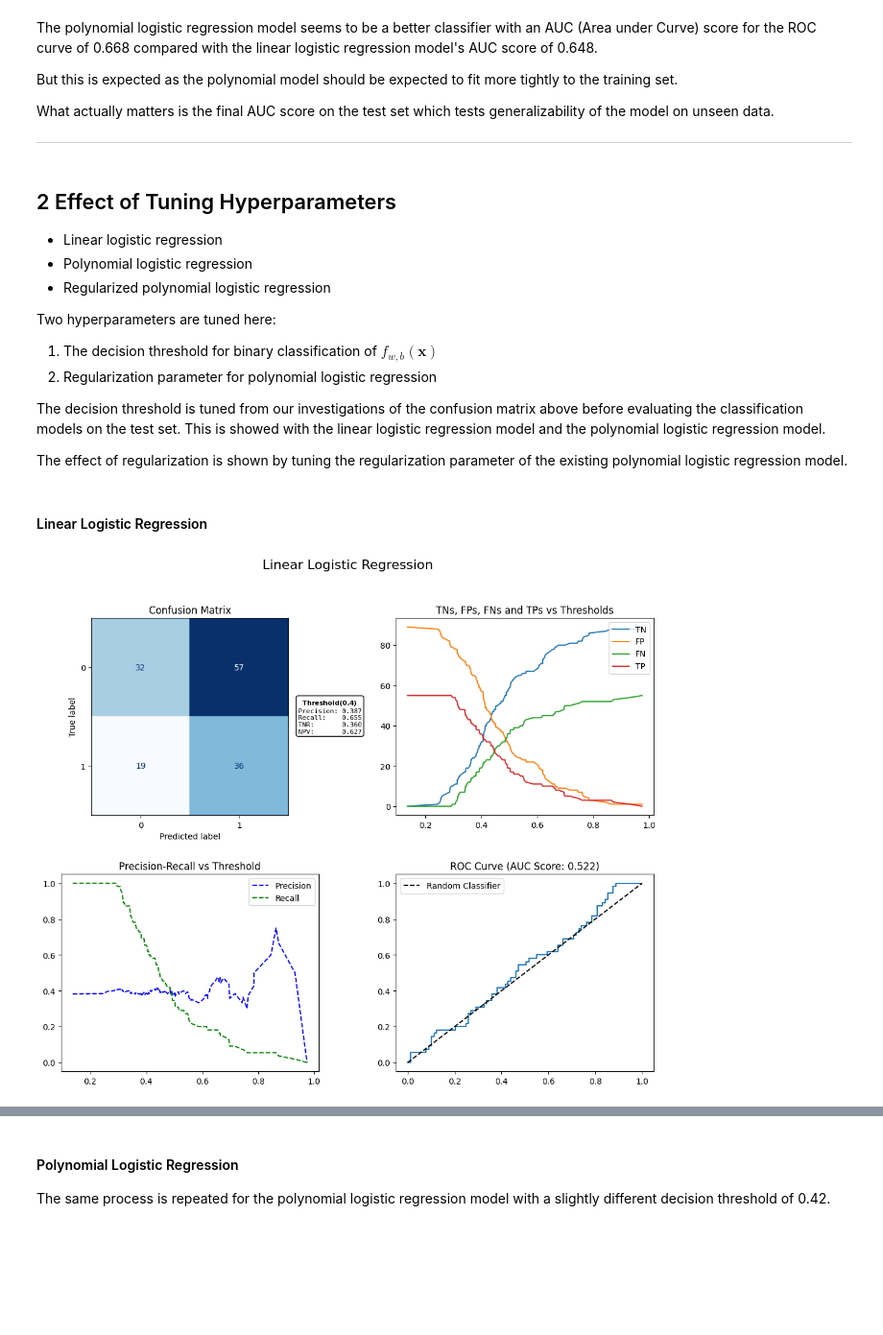
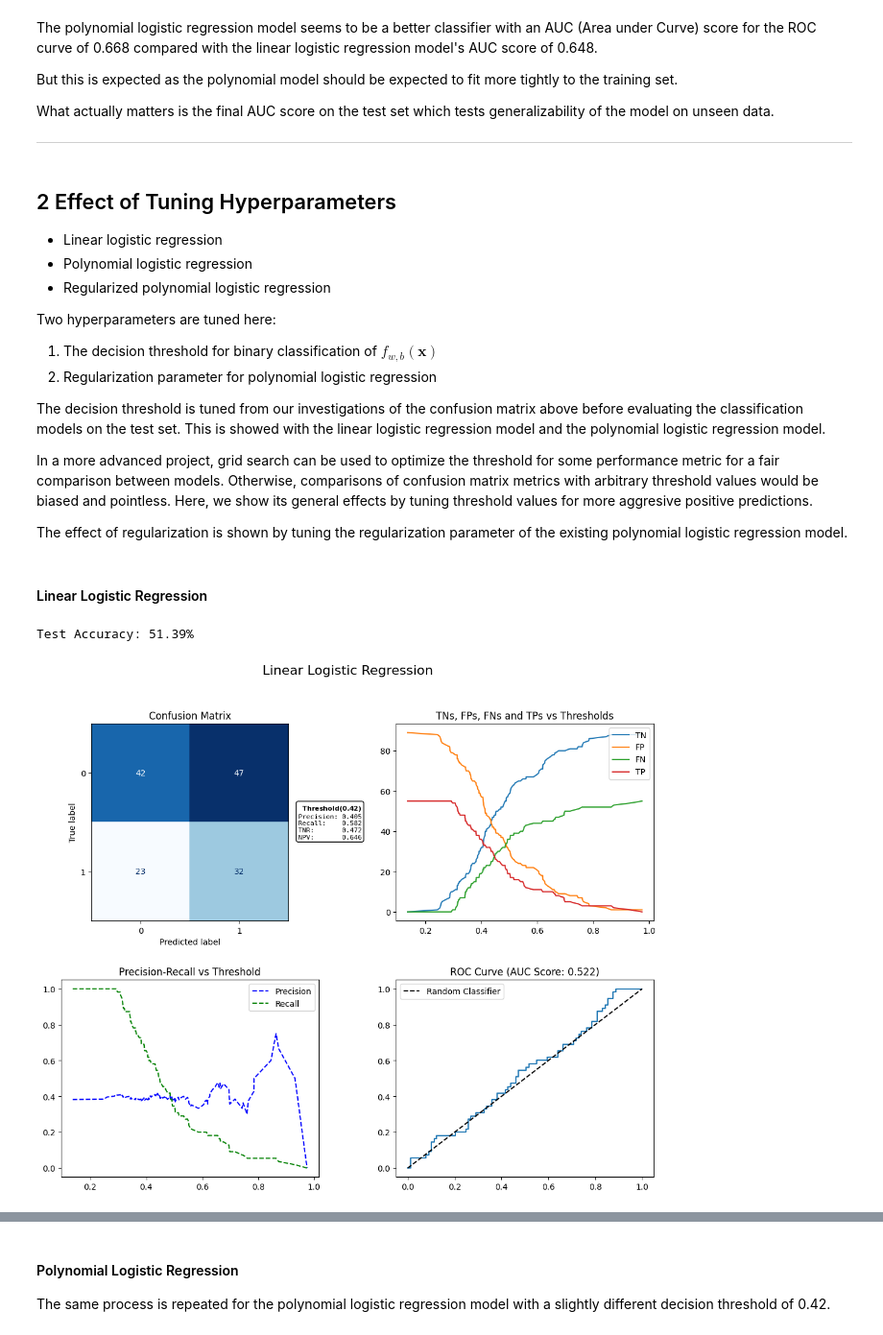
Before and after one commit to mateusy7/stock-price-ml-classifier-v1, a Jupyter notebook: notebooks/05_model_evaluation.ipynb, the cells around one changed output, grey strips where cells are left out. Shown at 96% size. Saved outputs shown, nothing was run; the diff lists cells and outputs as text; code cells hidden in the pictures; blank space fills up the shorter version.

```diff
--- a/notebooks/05_model_evaluation.ipynb
+++ b/notebooks/05_model_evaluation.ipynb
@@ -267,14 +267,20 @@ Two hyperparameters are tuned here:
 
 The decision threshold is tuned from our investigations of the confusion matrix above before evaluating the classification models on the test set. This is showed with the linear logistic regression model and the polynomial logistic regression model.
 
+In a more advanced project, grid search can be used to optimize the threshold for some performance metric for a fair comparison between models. Otherwise, comparisons of confusion matrix metrics with arbitrary threshold values would be biased and pointless. Here, we show its general effects by tuning threshold values for more aggresive positive predictions.
+
 The effect of regularization is shown by tuning the regularization parameter of the existing polynomial logistic regression model.
 # %% [markdown]
 #### Linear Logistic Regression
 # %%
 # apply z-score normalization with mean and standard deviation values calculated from the train set
 X_test_norm = apply_zscore_normalization(X_test, X_train_mu, X_train_sigma, columns=features)
-f_wb2, p2 = predict(X_test_norm, w, b, p=0.4)
+f_wb2, p2 = predict(X_test_norm, w, b, p=0.42)
+
+print(f"Test Accuracy: {np.mean(p2 == y_test['signal'].values) * 100:0.2f}%")
+# %% [output]
+Test Accuracy: 51.39%
 # %%
-evaluate_classification_performance(y_test, p2, f_wb2, threshold=0.4, title='Linear Logistic Regression')
+evaluate_classification_performance(y_test, p2, f_wb2, threshold=0.42, title='Linear Logistic Regression')
 # %% [output]
-[figure, old version]
+[figure, new version]
```
Also changed, not shown: parts of 7 cells of this notebook, 2 other files.
